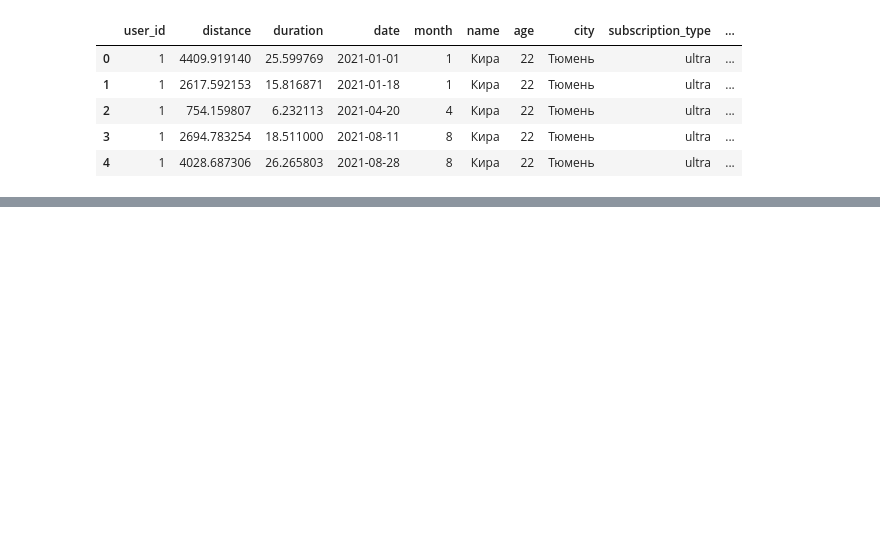
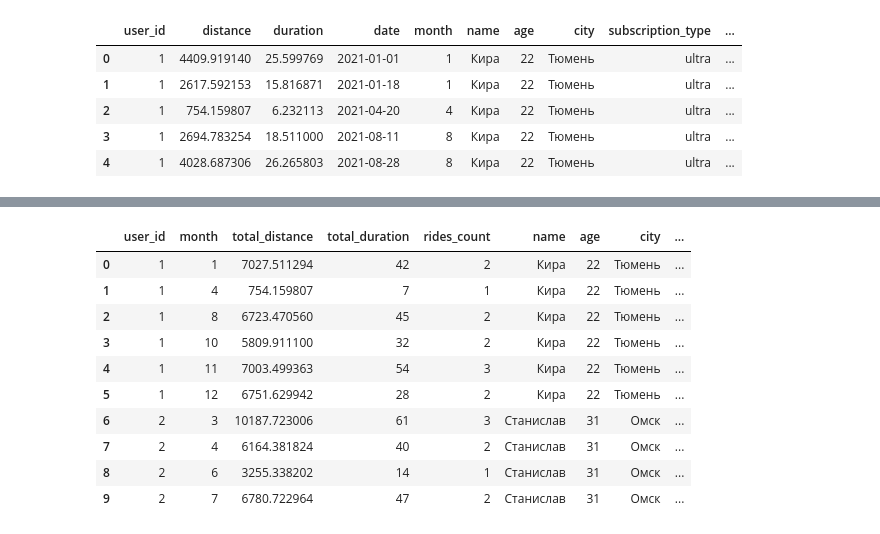
Before and after one commit to MrKostas/YandexPractikum_projects, a Jupyter notebook: notebooks/FifthPetProject_StatisticsAnalysis.ipynb, the cells around one changed output, grey strips where cells are left out. Saved outputs shown, nothing was run; the diff lists cells and outputs as text; code cells hidden in the pictures; blank space fills up the shorter version.

```diff
--- a/notebooks/FifthPetProject_StatisticsAnalysis.ipynb
+++ b/notebooks/FifthPetProject_StatisticsAnalysis.ipynb
@@ -567,0 +585,39 @@ histogram_plotting(data_ultra, 'distance', 20, 8, 5)
+# %%
+# формирование сводной таблицы по пользователям
+agg_users_data = data.groupby(['user_id', 'month']).agg({'distance':'sum', 'duration':'sum', 'user_id':'count'})
+agg_users_data.columns = ['total_distance', 'total_duration', 'rides_count']
+
+# округление длительности поездки в большую сторону
+agg_users_data['total_duration'] = np.ceil(agg_users_data['total_duration']).astype(int)
+
+# сброс индексов в наборе данных
+agg_users_data = agg_users_data.reset_index()
+
+# добавление в сводную таблицу информации о типе подписки
+agg_users_data = agg_users_data.merge(users, on = 'user_id', how = 'left')
+agg_users_data = agg_users_data.merge(subscriptions, on = 'subscription_type', how = 'left')
+
+# расчет помесячной выручки для каждого пользователя
+def revenue_calculation(row):
+    if row['subscription_type'] == 'ultra':
+        return row['minute_price'] * row['total_duration'] + row['start_ride_price'] + row['subscription_fee']
+    else:
+        return row['minute_price'] * row['total_duration'] + row['start_ride_price']
+
+agg_users_data['revenue'] = agg_users_data.apply(revenue_calculation, axis = 1)
+
+agg_users_data['revenue'] = agg_users_data['revenue'].astype(int)
+
+display(agg_users_data.head(10))
+# %% [output]
+|  | user_id | month | total_distance | total_duration | rides_count | name | age | city | ... |
+| 0 | 1 | 1 | 7027.511294 | 42 | 2 | Кира | 22 | Тюмень | ... |
+| 1 | 1 | 4 | 754.159807 | 7 | 1 | Кира | 22 | Тюмень | ... |
+| 2 | 1 | 8 | 6723.470560 | 45 | 2 | Кира | 22 | Тюмень | ... |
+| 3 | 1 | 10 | 5809.911100 | 32 | 2 | Кира | 22 | Тюмень | ... |
+| 4 | 1 | 11 | 7003.499363 | 54 | 3 | Кира | 22 | Тюмень | ... |
+| 5 | 1 | 12 | 6751.629942 | 28 | 2 | Кира | 22 | Тюмень | ... |
+| 6 | 2 | 3 | 10187.723006 | 61 | 3 | Станислав | 31 | Омск | ... |
+| 7 | 2 | 4 | 6164.381824 | 40 | 2 | Станислав | 31 | Омск | ... |
+| 8 | 2 | 6 | 3255.338202 | 14 | 1 | Станислав | 31 | Омск | ... |
+| 9 | 2 | 7 | 6780.722964 | 47 | 2 | Станислав | 31 | Омск | ... |
```
Also changed, not shown: parts of 23 cells of this notebook.
